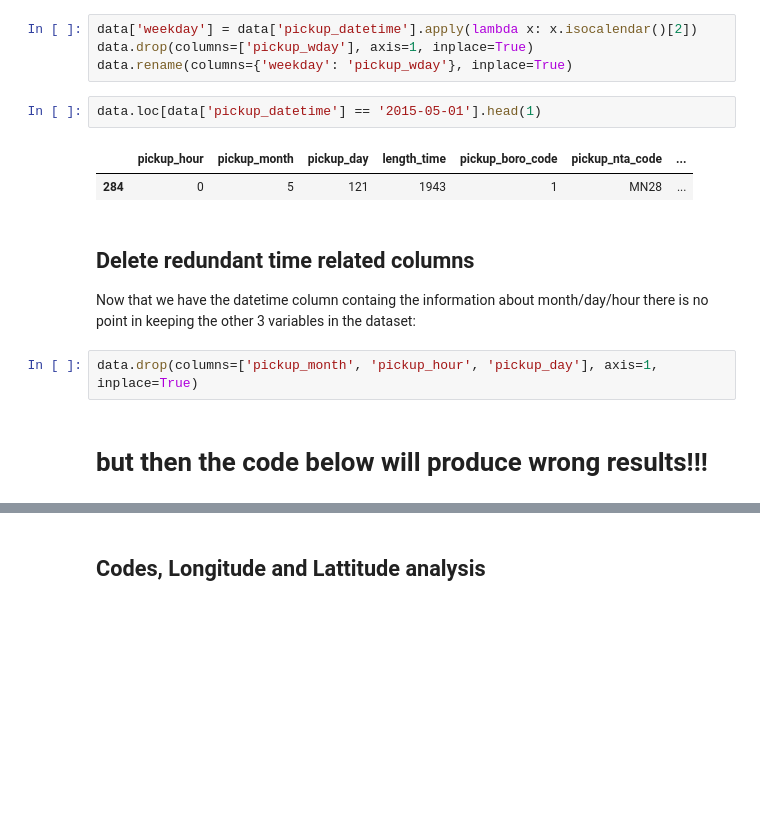
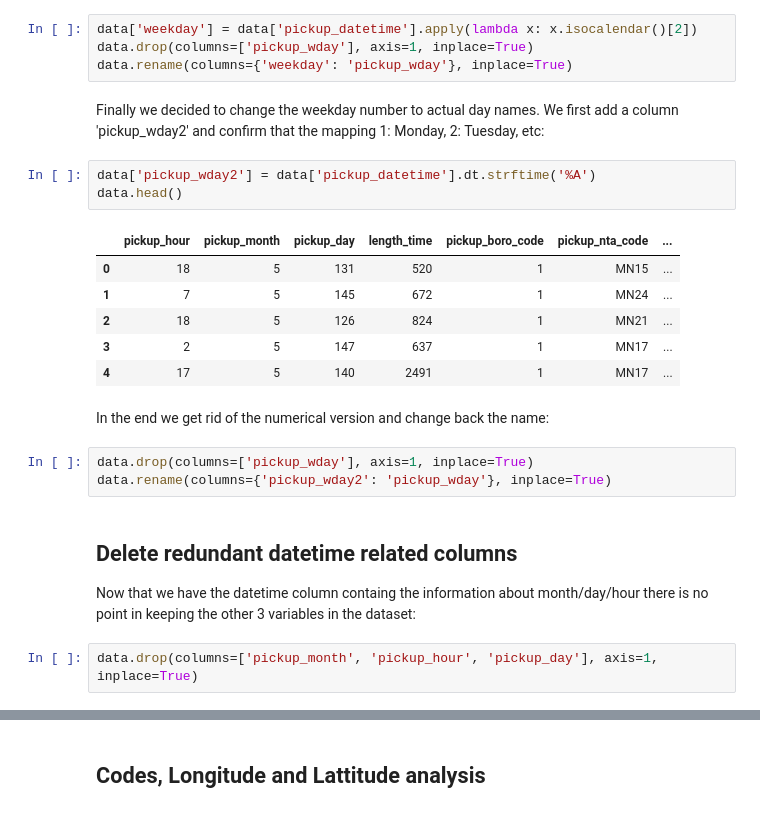
Before and after one commit to MichalKrzyzanski2002/Foundations-Data-Science-Project, a Jupyter notebook: Cleaning.ipynb, the cells around one changed output, grey strips where cells are left out. Saved outputs shown, nothing was run; the diff lists cells and outputs as text; blank space fills up the shorter version.

```diff
--- a/Cleaning.ipynb
+++ b/Cleaning.ipynb
@@ -788,16 +818,26 @@ It seems that the weekdays are just shifted. As in May 1st is weekday 1 - Monday
 data['weekday'] = data['pickup_datetime'].apply(lambda x: x.isocalendar()[2])
 data.drop(columns=['pickup_wday'], axis=1, inplace=True)
 data.rename(columns={'weekday': 'pickup_wday'}, inplace=True)
-# %%
-data.loc[data['pickup_datetime'] == '2015-05-01'].head(1)
-# %% [output]
-|  | pickup_hour | pickup_month | pickup_day | length_time | pickup_boro_code | pickup_nta_code | ... |
-| 284 | 0 | 5 | 121 | 1943 | 1 | MN28 | ... |
+# %% [markdown]
+Finally we decided to change the weekday number to actual day names. We first add a column 'pickup_wday2' and confirm that the mapping 1: Monday, 2: Tuesday, etc:
+# %%
+data['pickup_wday2'] = data['pickup_datetime'].dt.strftime('%A')
+data.head()
+# %% [output]
+|  | pickup_hour | pickup_month | pickup_day | length_time | pickup_boro_code | pickup_nta_code | ... |
+| 0 | 18 | 5 | 131 | 520 | 1 | MN15 | ... |
+| 1 | 7 | 5 | 145 | 672 | 1 | MN24 | ... |
+| 2 | 18 | 5 | 126 | 824 | 1 | MN21 | ... |
+| 3 | 2 | 5 | 147 | 637 | 1 | MN17 | ... |
+| 4 | 17 | 5 | 140 | 2491 | 1 | MN17 | ... |
+# %% [markdown]
+In the end we get rid of the numerical version and change back the name:
+# %%
+data.drop(columns=['pickup_wday'], axis=1, inplace=True)
+data.rename(columns={'pickup_wday2': 'pickup_wday'}, inplace=True)
 # %% [markdown]
-## Delete redundant time related columns
+## Delete redundant datetime related columns
 
 Now that we have the datetime column containg the information about month/day/hour there is no point in keeping the other 3 variables in the dataset:
 # %%
 data.drop(columns=['pickup_month', 'pickup_hour', 'pickup_day'], axis=1, inplace=True)
-# %% [markdown]
-# but then the code below will produce wrong results!!!
```
Also changed, not shown: parts of 36 cells of this notebook.
